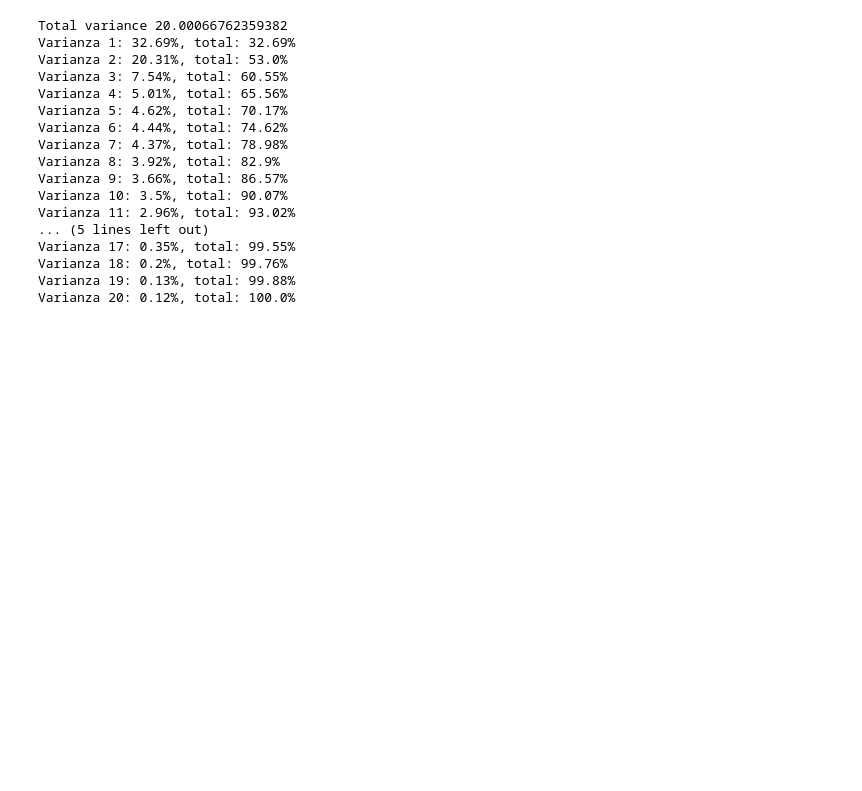
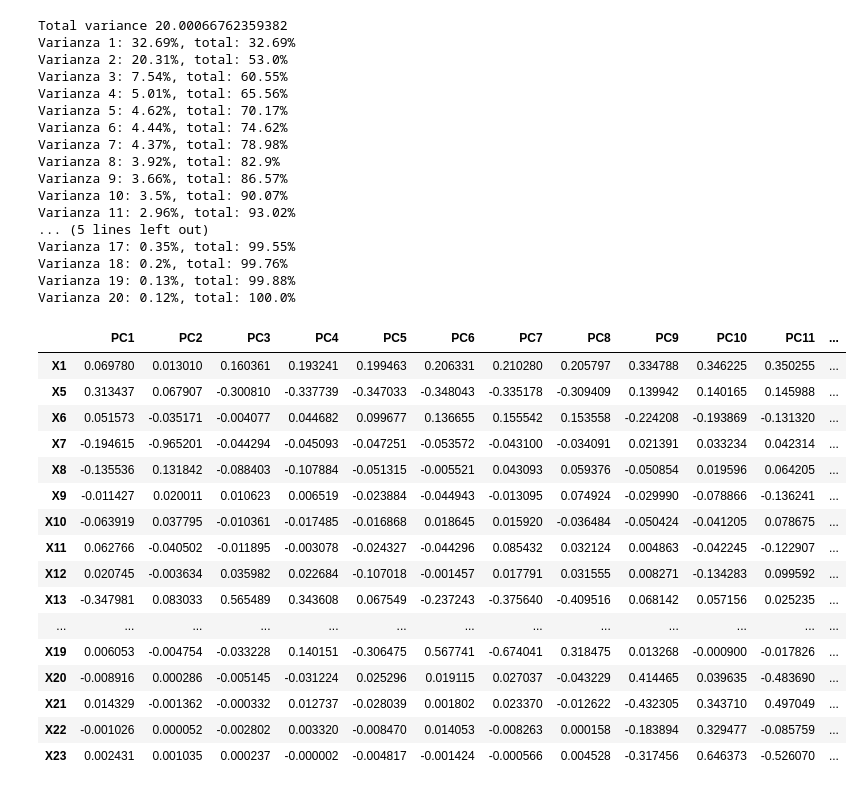
Before and after one commit to PosgradoMNA/actividades-del-projecto-cad_equipo_11, a Jupyter notebook: notebooks/week4_pca.ipynb, the cells around one changed output. Saved outputs shown, nothing was run; the diff lists cells and outputs as text; code cells hidden in the pictures; blank space fills up the shorter version.

```diff
--- a/notebooks/week4_pca.ipynb
+++ b/notebooks/week4_pca.ipynb
@@ -182,3 +188,27 @@ Varianza 17: 0.35%, total: 99.55%
 Varianza 18: 0.2%, total: 99.76%
 Varianza 19: 0.13%, total: 99.88%
 Varianza 20: 0.12%, total: 100.0%
+# %%
+PC_columns = [f'PC{i}' for i in np.arange(pcs.n_components_) + 1]
+# %%
+# df with feature importance
+data = pd.DataFrame(pcs.components_, columns=PC_columns, index = df2.columns)
+data
+# %% [output]
+|  | PC1 | PC2 | PC3 | PC4 | PC5 | PC6 | PC7 | PC8 | PC9 | PC10 | PC11 | ... |
+| X1 | 0.069780 | 0.013010 | 0.160361 | 0.193241 | 0.199463 | 0.206331 | 0.210280 | 0.205797 | 0.334788 | 0.346225 | 0.350255 | ... |
+| X5 | 0.313437 | 0.067907 | -0.300810 | -0.337739 | -0.347033 | -0.348043 | -0.335178 | -0.309409 | 0.139942 | 0.140165 | 0.145988 | ... |
+| X6 | 0.051573 | -0.035171 | -0.004077 | 0.044682 | 0.099677 | 0.136655 | 0.155542 | 0.153558 | -0.224208 | -0.193869 | -0.131320 | ... |
+| X7 | -0.194615 | -0.965201 | -0.044294 | -0.045093 | -0.047251 | -0.053572 | -0.043100 | -0.034091 | 0.021391 | 0.033234 | 0.042314 | ... |
+| X8 | -0.135536 | 0.131842 | -0.088403 | -0.107884 | -0.051315 | -0.005521 | 0.043093 | 0.059376 | -0.050854 | 0.019596 | 0.064205 | ... |
+| X9 | -0.011427 | 0.020011 | 0.010623 | 0.006519 | -0.023884 | -0.044943 | -0.013095 | 0.074924 | -0.029990 | -0.078866 | -0.136241 | ... |
+| X10 | -0.063919 | 0.037795 | -0.010361 | -0.017485 | -0.016868 | 0.018645 | 0.015920 | -0.036484 | -0.050424 | -0.041205 | 0.078675 | ... |
+| X11 | 0.062766 | -0.040502 | -0.011895 | -0.003078 | -0.024327 | -0.044296 | 0.085432 | 0.032124 | 0.004863 | -0.042245 | -0.122907 | ... |
+| X12 | 0.020745 | -0.003634 | 0.035982 | 0.022684 | -0.107018 | -0.001457 | 0.017791 | 0.031555 | 0.008271 | -0.134283 | 0.099592 | ... |
+| X13 | -0.347981 | 0.083033 | 0.565489 | 0.343608 | 0.067549 | -0.237243 | -0.375640 | -0.409516 | 0.068142 | 0.057156 | 0.025235 | ... |
+| ... | ... | ... | ... | ... | ... | ... | ... | ... | ... | ... | ... | ... |
+| X19 | 0.006053 | -0.004754 | -0.033228 | 0.140151 | -0.306475 | 0.567741 | -0.674041 | 0.318475 | 0.013268 | -0.000900 | -0.017826 | ... |
+| X20 | -0.008916 | 0.000286 | -0.005145 | -0.031224 | 0.025296 | 0.019115 | 0.027037 | -0.043229 | 0.414465 | 0.039635 | -0.483690 | ... |
+| X21 | 0.014329 | -0.001362 | -0.000332 | 0.012737 | -0.028039 | 0.001802 | 0.023370 | -0.012622 | -0.432305 | 0.343710 | 0.497049 | ... |
+| X22 | -0.001026 | 0.000052 | -0.002802 | 0.003320 | -0.008470 | 0.014053 | -0.008263 | 0.000158 | -0.183894 | 0.329477 | -0.085759 | ... |
+| X23 | 0.002431 | 0.001035 | 0.000237 | -0.000002 | -0.004817 | -0.001424 | -0.000566 | 0.004528 | -0.317456 | 0.646373 | -0.526070 | ... |
```
Also changed, not shown: parts of 10 cells of this notebook.
